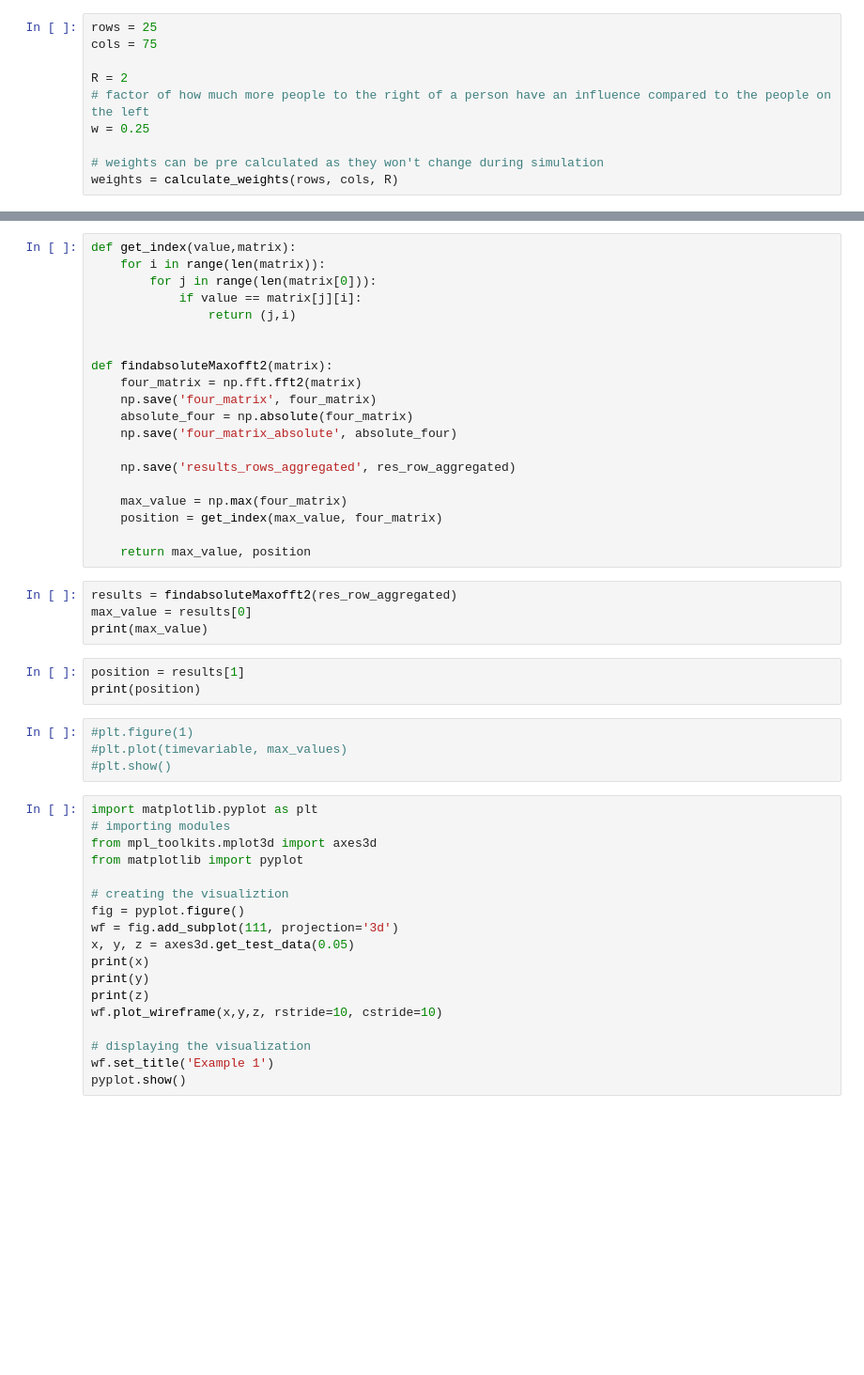
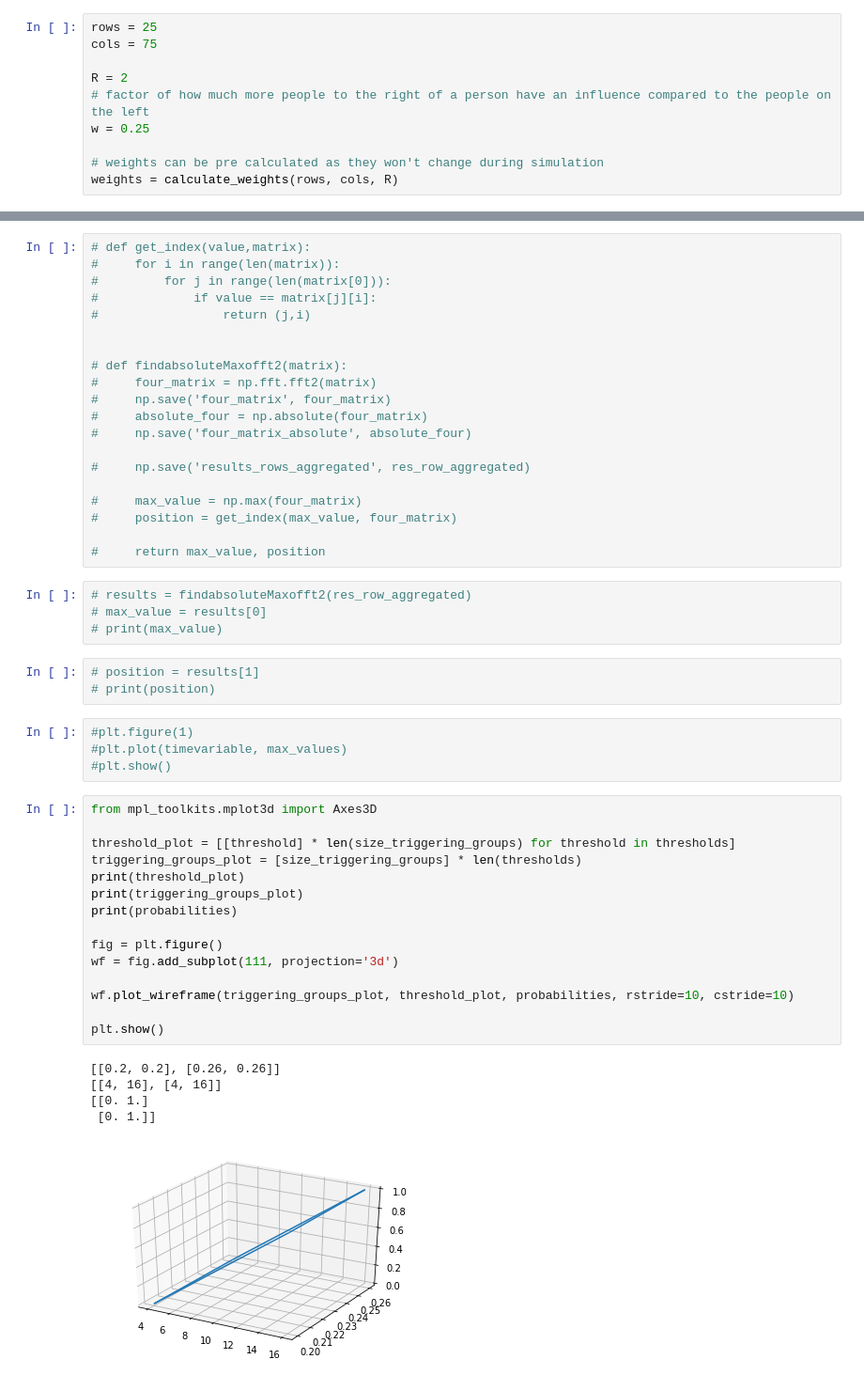
Before and after one commit to lutharsanen/Crowd-Dynamics, a Jupyter notebook: final_project.ipynb, the cells around one changed output, grey strips where cells are left out. Shown at 94% size. Cells and saved outputs as stored; diff of their text form; blank space fills up the shorter version.

```diff
--- a/final_project.ipynb
+++ b/final_project.ipynb
@@ -244,49 +295,52 @@ for i in range(3):
 # %%
-def get_index(value,matrix):
-    for i in range(len(matrix)):
-        for j in range(len(matrix[0])):
-            if value == matrix[j][i]:
-                return (j,i)
+# def get_index(value,matrix):
+#     for i in range(len(matrix)):
+#         for j in range(len(matrix[0])):
+#             if value == matrix[j][i]:
+#                 return (j,i)
 
 
-def findabsoluteMaxofft2(matrix):
-    four_matrix = np.fft.fft2(matrix)
-    np.save('four_matrix', four_matrix)
-    absolute_four = np.absolute(four_matrix)
-    np.save('four_matrix_absolute', absolute_four)
+# def findabsoluteMaxofft2(matrix):
+#     four_matrix = np.fft.fft2(matrix)
+#     np.save('four_matrix', four_matrix)
+#     absolute_four = np.absolute(four_matrix)
+#     np.save('four_matrix_absolute', absolute_four)
 
-    np.save('results_rows_aggregated', res_row_aggregated)
+#     np.save('results_rows_aggregated', res_row_aggregated)
 
-    max_value = np.max(four_matrix)
-    position = get_index(max_value, four_matrix)
+#     max_value = np.max(four_matrix)
+#     position = get_index(max_value, four_matrix)
 
-    return max_value, position
+#     return max_value, position
 # %%
-results = findabsoluteMaxofft2(res_row_aggregated)
-max_value = results[0]
-print(max_value)
+# results = findabsoluteMaxofft2(res_row_aggregated)
+# max_value = results[0]
+# print(max_value)
 # %%
-position = results[1]
-print(position)
+# position = results[1]
+# print(position)
 # %%
 #plt.figure(1)
 #plt.plot(timevariable, max_values)
 #plt.show()
-# %%
-import matplotlib.pyplot as plt
-# importing modules
-from mpl_toolkits.mplot3d import axes3d
-from matplotlib import pyplot
-
-# creating the visualiztion
-fig = pyplot.figure()
-wf = fig.add_subplot(111, projection='3d')
-x, y, z = axes3d.get_test_data(0.05)
-print(x)
-print(y)
-print(z)
-wf.plot_wireframe(x,y,z, rstride=10, cstride=10)
-
-# displaying the visualization
-wf.set_title('Example 1')
-pyplot.show()
+# %%
+from mpl_toolkits.mplot3d import Axes3D
+
+threshold_plot = [[threshold] * len(size_triggering_groups) for threshold in thresholds]
+triggering_groups_plot = [size_triggering_groups] * len(thresholds)
+print(threshold_plot)
+print(triggering_groups_plot)
+print(probabilities)
+
+fig = plt.figure()
+wf = fig.add_subplot(111, projection='3d')
+
+wf.plot_wireframe(triggering_groups_plot, threshold_plot, probabilities, rstride=10, cstride=10)
+
+plt.show()
+# %% [output]
+[[0.2, 0.2], [0.26, 0.26]]
+[[4, 16], [4, 16]]
+[[0. 1.]
+ [0. 1.]]
+[figure, added]
```
Also changed, not shown: parts of 3 cells of this notebook, 4 other files.
